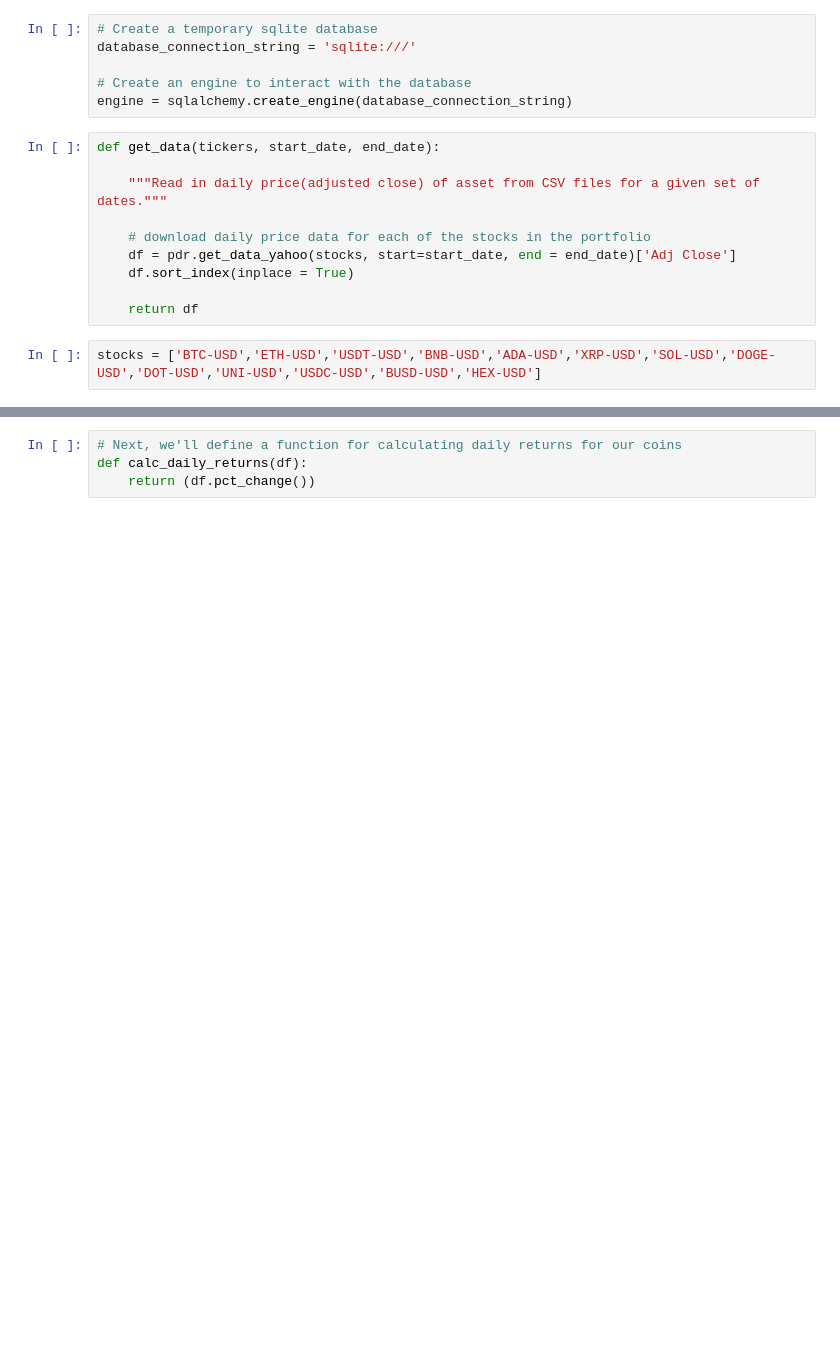
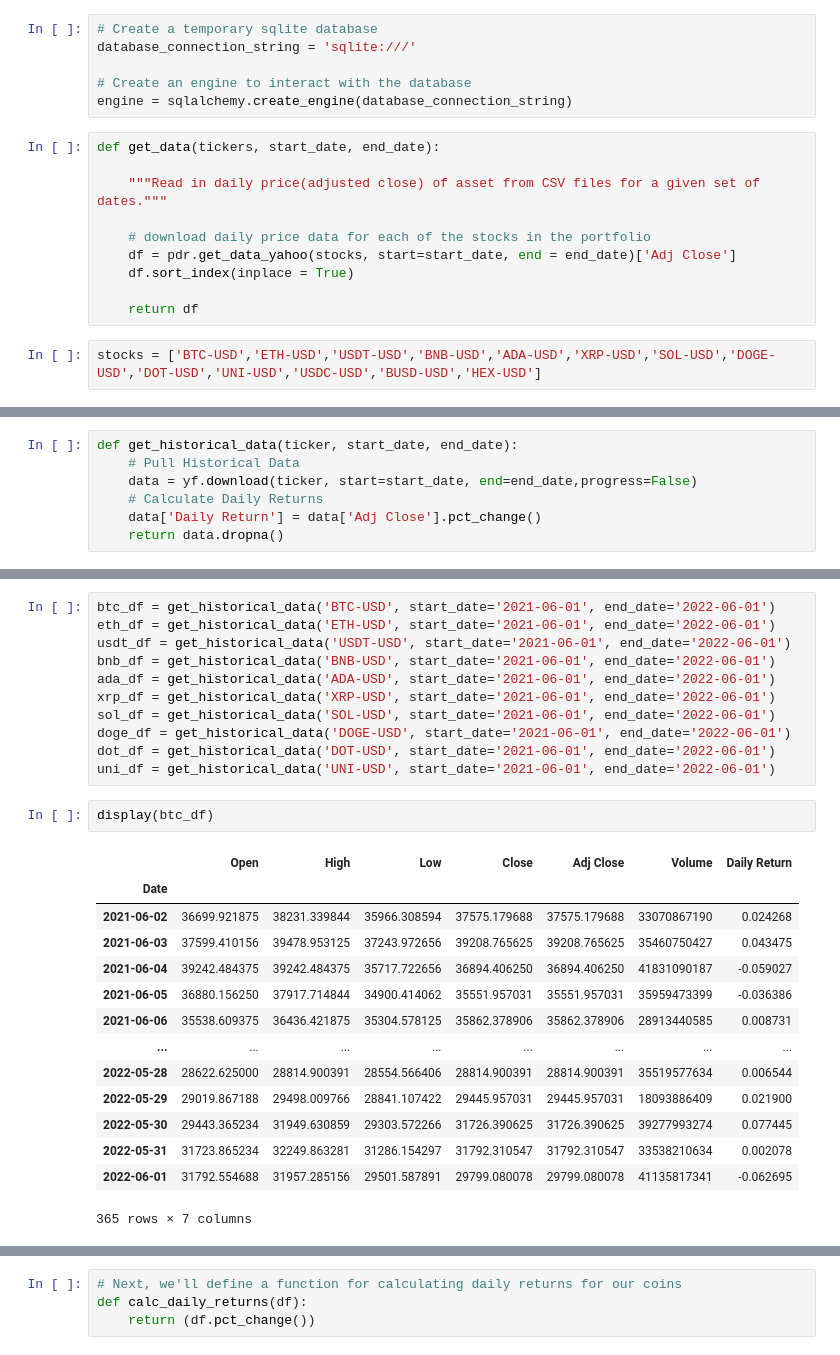
Before and after one commit to MykalM/Crypto-Risk-Assessment, a Jupyter notebook: database_columns.ipynb, the cells around one changed output, grey strips where cells are left out. Drawn from its saved outputs; the diff is of its cells as text; blank space fills up the shorter version.

```diff
--- a/database_columns.ipynb
+++ b/database_columns.ipynb
@@ -38,0 +57,7 @@ print(crypto_prices.tail())
+# %%
+def get_historical_data(ticker, start_date, end_date):
+    # Pull Historical Data
+    data = yf.download(ticker, start=start_date, end=end_date,progress=False)
+    # Calculate Daily Returns
+    data['Daily Return'] = data['Adj Close'].pct_change()
+    return data.dropna()
@@ -38,0 +102,28 @@ print(crypto_prices.tail())
+# %%
+btc_df = get_historical_data('BTC-USD', start_date='2021-06-01', end_date='2022-06-01')
+eth_df = get_historical_data('ETH-USD', start_date='2021-06-01', end_date='2022-06-01')
+usdt_df = get_historical_data('USDT-USD', start_date='2021-06-01', end_date='2022-06-01')
+bnb_df = get_historical_data('BNB-USD', start_date='2021-06-01', end_date='2022-06-01')
+ada_df = get_historical_data('ADA-USD', start_date='2021-06-01', end_date='2022-06-01')
+xrp_df = get_historical_data('XRP-USD', start_date='2021-06-01', end_date='2022-06-01')
+sol_df = get_historical_data('SOL-USD', start_date='2021-06-01', end_date='2022-06-01')
+doge_df = get_historical_data('DOGE-USD', start_date='2021-06-01', end_date='2022-06-01')
+dot_df = get_historical_data('DOT-USD', start_date='2021-06-01', end_date='2022-06-01')
+uni_df = get_historical_data('UNI-USD', start_date='2021-06-01', end_date='2022-06-01')
+# %%
+display(btc_df)
+# %% [output]
+|  | Open | High | Low | Close | Adj Close | Volume | Daily Return |
+| Date |  |  |  |  |  |  |  |
+| 2021-06-02 | 36699.921875 | 38231.339844 | 35966.308594 | 37575.179688 | 37575.179688 | 33070867190 | 0.024268 |
+| 2021-06-03 | 37599.410156 | 39478.953125 | 37243.972656 | 39208.765625 | 39208.765625 | 35460750427 | 0.043475 |
+| 2021-06-04 | 39242.484375 | 39242.484375 | 35717.722656 | 36894.406250 | 36894.406250 | 41831090187 | -0.059027 |
+| 2021-06-05 | 36880.156250 | 37917.714844 | 34900.414062 | 35551.957031 | 35551.957031 | 35959473399 | -0.036386 |
+| 2021-06-06 | 35538.609375 | 36436.421875 | 35304.578125 | 35862.378906 | 35862.378906 | 28913440585 | 0.008731 |
+| ... | ... | ... | ... | ... | ... | ... | ... |
+| 2022-05-28 | 28622.625000 | 28814.900391 | 28554.566406 | 28814.900391 | 28814.900391 | 35519577634 | 0.006544 |
+| 2022-05-29 | 29019.867188 | 29498.009766 | 28841.107422 | 29445.957031 | 29445.957031 | 18093886409 | 0.021900 |
+| 2022-05-30 | 29443.365234 | 31949.630859 | 29303.572266 | 31726.390625 | 31726.390625 | 39277993274 | 0.077445 |
+| 2022-05-31 | 31723.865234 | 32249.863281 | 31286.154297 | 31792.310547 | 31792.310547 | 33538210634 | 0.002078 |
+| 2022-06-01 | 31792.554688 | 31957.285156 | 29501.587891 | 29799.080078 | 29799.080078 | 41135817341 | -0.062695 |
+365 rows × 7 columns
```
Also changed, not shown: parts of 27 cells of this notebook.
